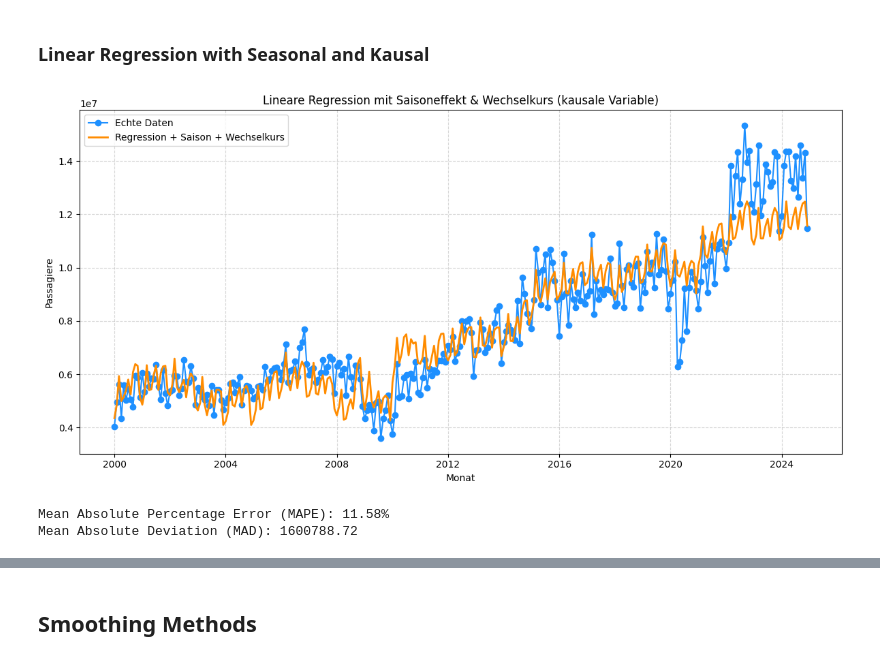
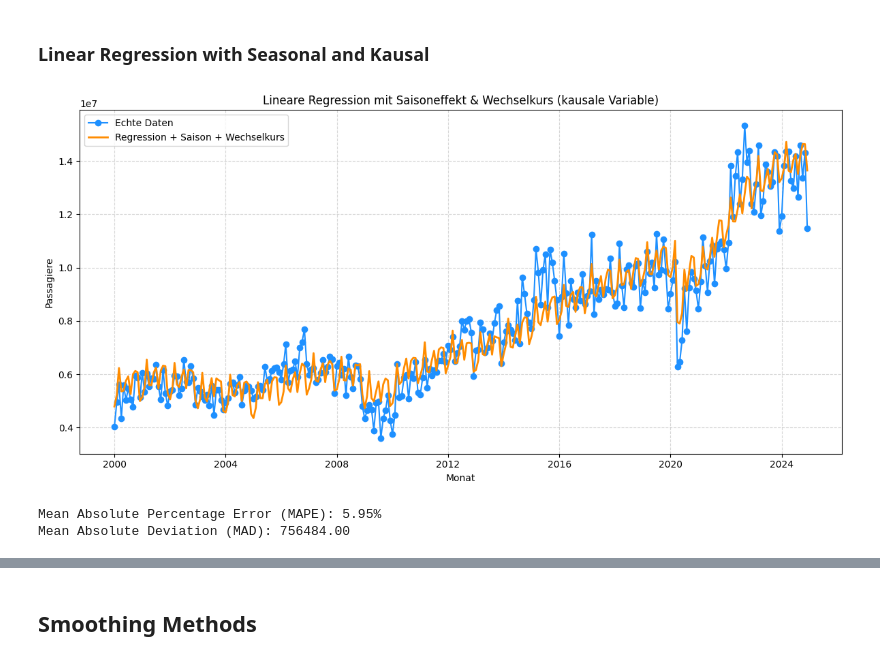
Before and after one commit to eliaspfe/BI_Vorlesung, a Jupyter notebook: Forecasting_Exports.ipynb, the cells around one changed output, grey strips where cells are left out. Saved outputs shown, nothing was run; the diff lists cells and outputs as text; code cells hidden in the pictures.

Commit message:
Added quartal Data for BIP

```diff
--- a/Forecasting_Exports.ipynb
+++ b/Forecasting_Exports.ipynb
@@ -11,4 +11,4 @@ from sklearn.linear_model import LinearRegression
 
 df = pd.read_csv('data/Handel.csv', sep=';',)
 df_exchange = pd.read_csv('data/exchange.csv', sep=',')
-df_BIP = pd.read_csv('data/BIP_DE.csv', sep=';')
+df_BIP = pd.read_csv('data/BIP_Quartal.csv', sep=';')
@@ -42,26 +56,24 @@ df = pd.merge(df, monthly_avg, on='YearMonth', how='left')
 df.drop(columns=['YearMonth'], inplace=True)
 
 # Kausalvariable BIP
-# Expand df_BIP to have 12 rows per year
+# Expand df_BIP to have 3 rows per quarter (one for each month in the quarter)
 df_BIP_expanded = pd.DataFrame({
     'Date': pd.date_range(start=f"{df_BIP['Jahr'].min()}-01-01",
                           end=f"{df_BIP['Jahr'].max()}-12-31",
                           freq='MS')
 })
 df_BIP_expanded['Jahr'] = df_BIP_expanded['Date'].dt.year
-df_BIP = pd.merge(df_BIP_expanded, df_BIP, on='Jahr', how='left')
-# Convert the column to numeric, handling non-numeric values
+df_BIP_expanded['Quartal'] = ((df_BIP_expanded['Date'].dt.month - 1) // 3 + 1).astype(str) + '. Quartal'
 
+# Merge the expanded DataFrame with df_BIP to assign BIP values to each month
+df_BIP_expanded = pd.merge(df_BIP_expanded, df_BIP, on=['Jahr', 'Quartal'], how='left')
 
-# Merge the column into df
-df = pd.merge(
-    df,
-    df_BIP[['Date', 'nachr.: Bruttoinlandsprodukt (Veränderung in %)']],
-    on='Date',
-    how='left'
-)
-df.rename(columns={'nachr.: Bruttoinlandsprodukt (Veränderung in %)': 'BIP_change'}, inplace=True)
-df['BIP_change'] = df['BIP_change'].str.replace(',', '.').astype(float)
+# Convert the BIP column to numeric, handling non-numeric values
+df_BIP_expanded['BIP Mrd. EUR'] = df_BIP_expanded['BIP Mrd. EUR'].str.replace(',', '.').astype(float)
+
+# Merge the BIP data into the main DataFrame
+df = pd.merge(df, df_BIP_expanded[['Date', 'BIP Mrd. EUR']], on='Date', how='left')
+
 
 df['Monate_seit_start'] = (df['Date'].dt.year - df['Date'].dt.year.min()) * 12 + df['Date'].dt.month - df['Date'].dt.month.min()
 
@@ -245,7 +257,7 @@ dummies = pd.get_dummies(df['Monat_num'], prefix='Monat', drop_first=True)
 
 
 # Kausale Variable: Wechselkurs (Exchange Rate)
-kausale_variable = df[['Monthly_Avg_Exchange_Rate', 'BIP_change']]  # Falls du mehrere hast, hier einfach mehr auswählen
+kausale_variable = df[['Monthly_Avg_Exchange_Rate', 'BIP Mrd. EUR']]  # Falls du mehrere hast, hier einfach mehr auswählen
 
 # Features zusammenstellen
 X_all = pd.concat([df[['Monate_seit_start']], dummies, kausale_variable], axis=1)
@@ -257,33 +269,33 @@ y_train = y_all.iloc[:-12]#.iloc[-180:]
 X_valid = X_all.iloc[-12:]
 y_valid = y_all.iloc[-12:]
 
 # Modell trainieren
 model = LinearRegression()
 model.fit(X_train, y_train)
 
 # Vorhersagen
 y_pred_all = model.predict(X_all)
 y_pred_valid = model.predict(X_valid)
 
 # Plot
 plt.figure(figsize=(12, 6))
 plt.plot(df['Date'], y_all, label='Echte Daten', marker='o', color='dodgerblue')
 plt.plot(df['Date'], y_pred_all, label='Regression + Saison + Wechselkurs', color='darkorange', linewidth=2)
 plt.xlabel('Monat')
 plt.ylabel('Passagiere')
 plt.title('Lineare Regression mit Saisoneffekt & Wechselkurs (kausale Variable)')
 plt.legend()
 plt.grid(True, linestyle='--', alpha=0.5)
 plt.tight_layout()
 plt.show()
 
 # Metriken
 mape = np.mean(np.abs((y_valid - y_pred_valid) / y_valid)) * 100
 mad = np.mean(np.abs(y_valid - y_pred_valid))
 
 print(f"Mean Absolute Percentage Error (MAPE): {mape:.2f}%")
 print(f"Mean Absolute Deviation (MAD): {mad:.2f}")
 # %% [output]
-[figure, old version]
+[figure, new version]
-Mean Absolute Percentage Error (MAPE): 11.58%
-Mean Absolute Deviation (MAD): 1600788.72
+Mean Absolute Percentage Error (MAPE): 5.95%
+Mean Absolute Deviation (MAD): 756484.00
```
Also changed, not shown: parts of 2 cells of this notebook, 1 other file.
